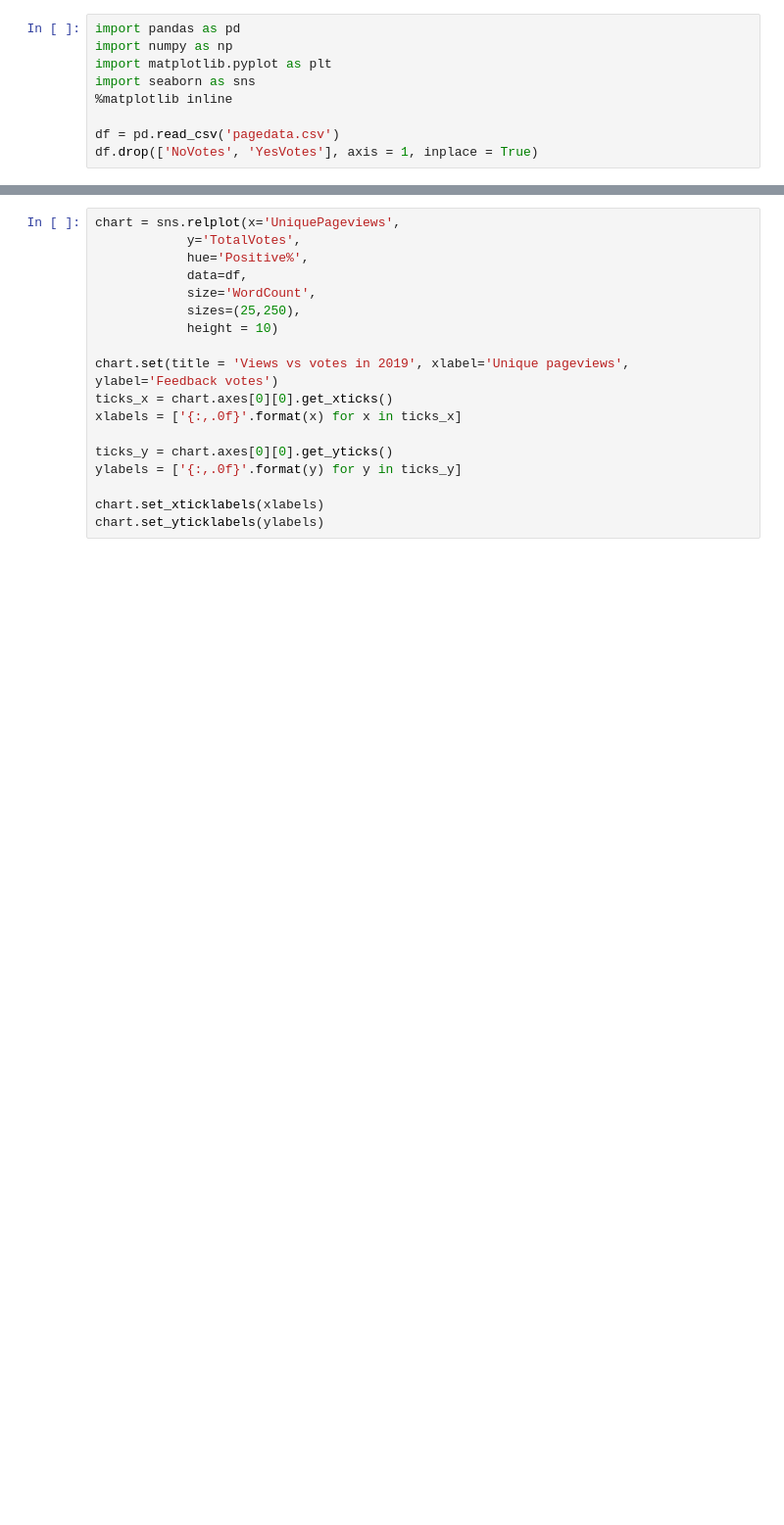
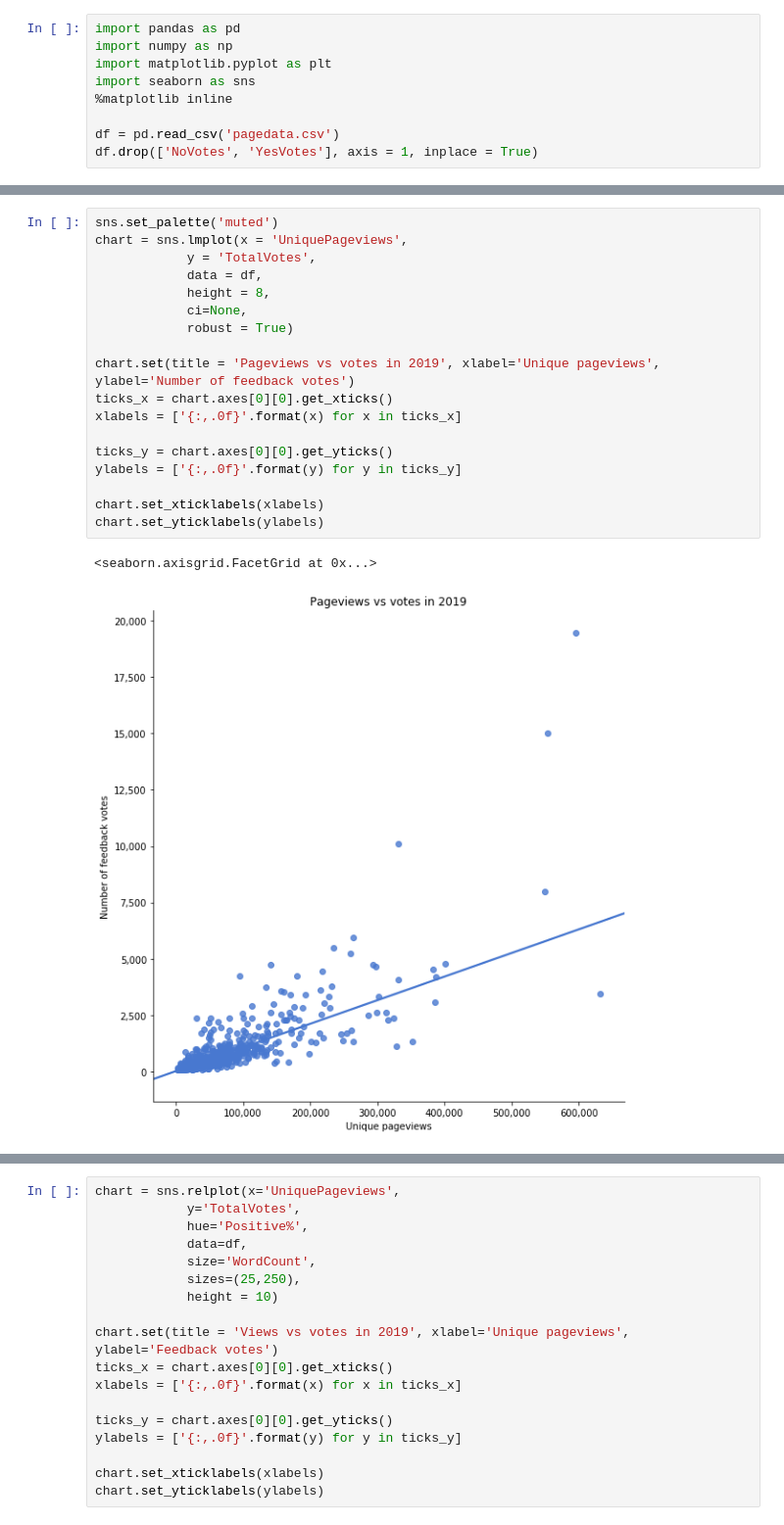
Before and after one commit to MrAlecJohnson/text_analysis, a Jupyter notebook: word_count_analysis.ipynb, the cells around one changed output, grey strips where cells are left out. Shown at 98% size. Saved outputs shown, nothing was run; the diff lists cells and outputs as text; blank space fills up the shorter version.

```diff
--- a/word_count_analysis.ipynb
+++ b/word_count_analysis.ipynb
@@ -41,0 +78,21 @@ AboveAverage         1.000000
+# %%
+sns.set_palette('muted')
+chart = sns.lmplot(x = 'UniquePageviews',
+            y = 'TotalVotes',
+            data = df,
+            height = 8,
+            ci=None,
+            robust = True)
+
+chart.set(title = 'Pageviews vs votes in 2019', xlabel='Unique pageviews', ylabel='Number of feedback votes')
+ticks_x = chart.axes[0][0].get_xticks()
+xlabels = ['{:,.0f}'.format(x) for x in ticks_x]
+
+ticks_y = chart.axes[0][0].get_yticks()
+ylabels = ['{:,.0f}'.format(y) for y in ticks_y]
+
+chart.set_xticklabels(xlabels)
+chart.set_yticklabels(ylabels)
+# %% [output]
+<seaborn.axisgrid.FacetGrid at 0x...>
+[figure, added]
```
Also changed, not shown: parts of 5 cells of this notebook.
